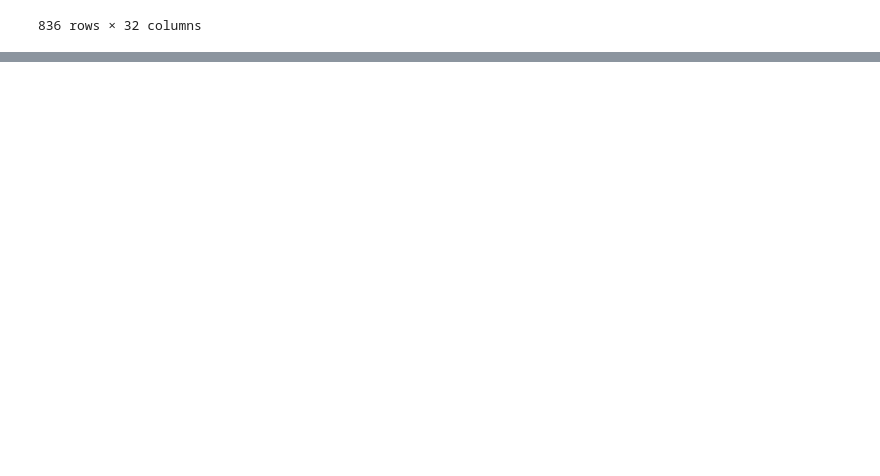
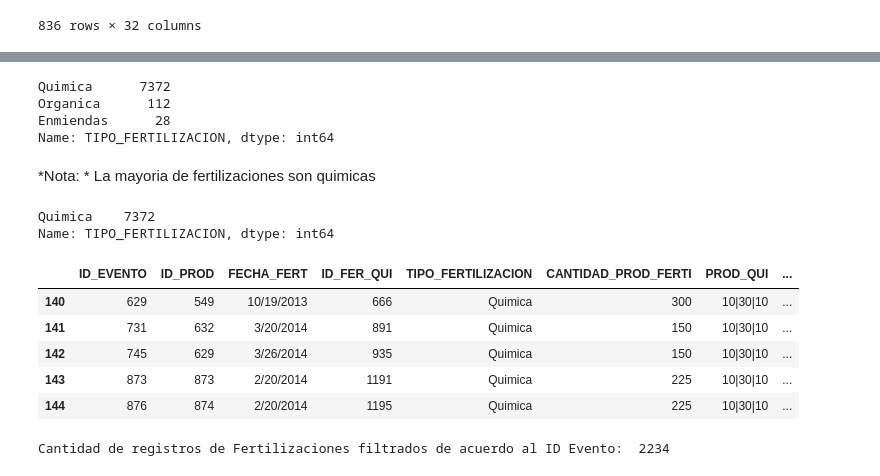
Before and after one commit to GermanMoran/TesisMaestria, a Jupyter notebook: codigos/LIMPIEZA_DATOS.ipynb, the cells around one changed output, grey strips where cells are left out. Drawn from its saved outputs; the diff is of its cells as text; code cells hidden in the pictures; blank space fills up the shorter version.

```diff
--- a/codigos/LIMPIEZA_DATOS.ipynb
+++ b/codigos/LIMPIEZA_DATOS.ipynb
@@ -788,0 +862,36 @@ eventosFinales
+# %%
+a.TIPO_FERTILIZACION.value_counts()
+# %% [output]
+Quimica      7372
+Organica      112
+Enmiendas      28
+Name: TIPO_FERTILIZACION, dtype: int64
+# %% [markdown]
+*Nota: * La mayoria de fertilizaciones son quimicas
+# %%
+# Removemos cerca de 28 Observaciones con problemas en la consulta donde se realizo una fertilizacion quimica
+#  y no se registro el producto utilizado
+
+fertilizaciones = fertilizaciones[((fertilizaciones.PROD_QUI.isna()==False))]
+# %%
+fertilizaciones.TIPO_FERTILIZACION.value_counts()
+# %% [output]
+Quimica    7372
+Name: TIPO_FERTILIZACION, dtype: int64
+# %%
+# Dataset (Fertilizaciones) filtrado [Datos que unicamente tienen producto y tipo de producto quimico]
+fertilizaciones.head(5)
+# %% [output]
+|  | ID_EVENTO | ID_PROD | FECHA_FERT | ID_FER_QUI | TIPO_FERTILIZACION | CANTIDAD_PROD_FERTI | PROD_QUI | ... |
+| 140 | 629 | 549 | 10/19/2013 | 666 | Quimica | 300 | 10|30|10 | ... |
+| 141 | 731 | 632 | 3/20/2014 | 891 | Quimica | 150 | 10|30|10 | ... |
+| 142 | 745 | 629 | 3/26/2014 | 935 | Quimica | 150 | 10|30|10 | ... |
+| 143 | 873 | 873 | 2/20/2014 | 1191 | Quimica | 225 | 10|30|10 | ... |
+| 144 | 876 | 874 | 2/20/2014 | 1195 | Quimica | 225 | 10|30|10 | ... |
+# %%
+# Union del dataset Fertilizaciones con el dataset eventos Cordoba mediante el ID_EVENTO
+# Se filtra el dataset FERTILIZACIONES con los IDs Eventos unicos pertenecientes a dicho departamento
+fertilizaciones = fertilizaciones[fertilizaciones.ID_EVENTO.isin(Lista_IDEvento_Unicos_cordoba)]
+print("Cantidad de registros de Fertilizaciones filtrados de acuerdo al ID Evento: ", len(fertilizaciones))
+# %% [output]
+Cantidad de registros de Fertilizaciones filtrados de acuerdo al ID Evento:  2234
```
Also changed, not shown: parts of 17 cells of this notebook, 1 other file.
